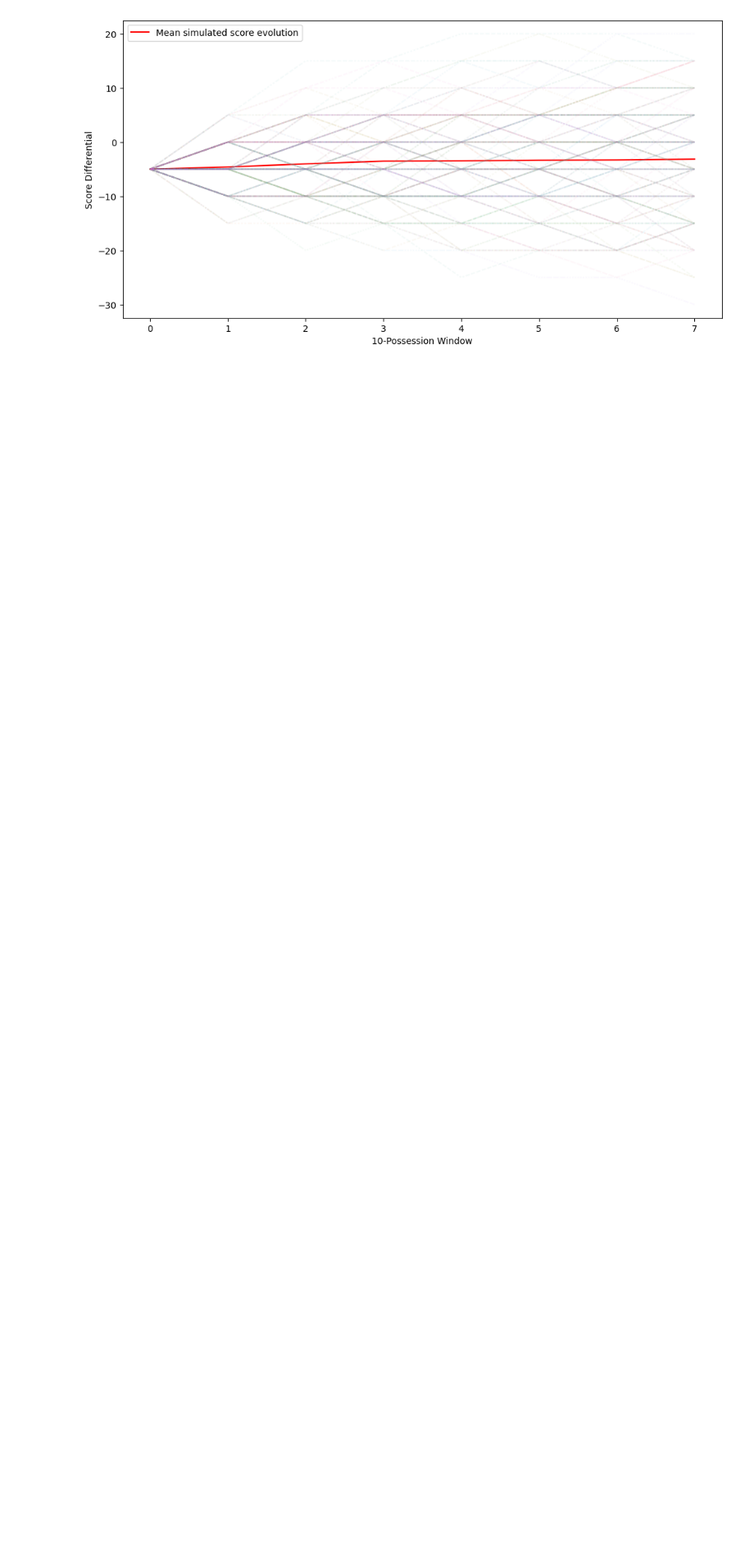
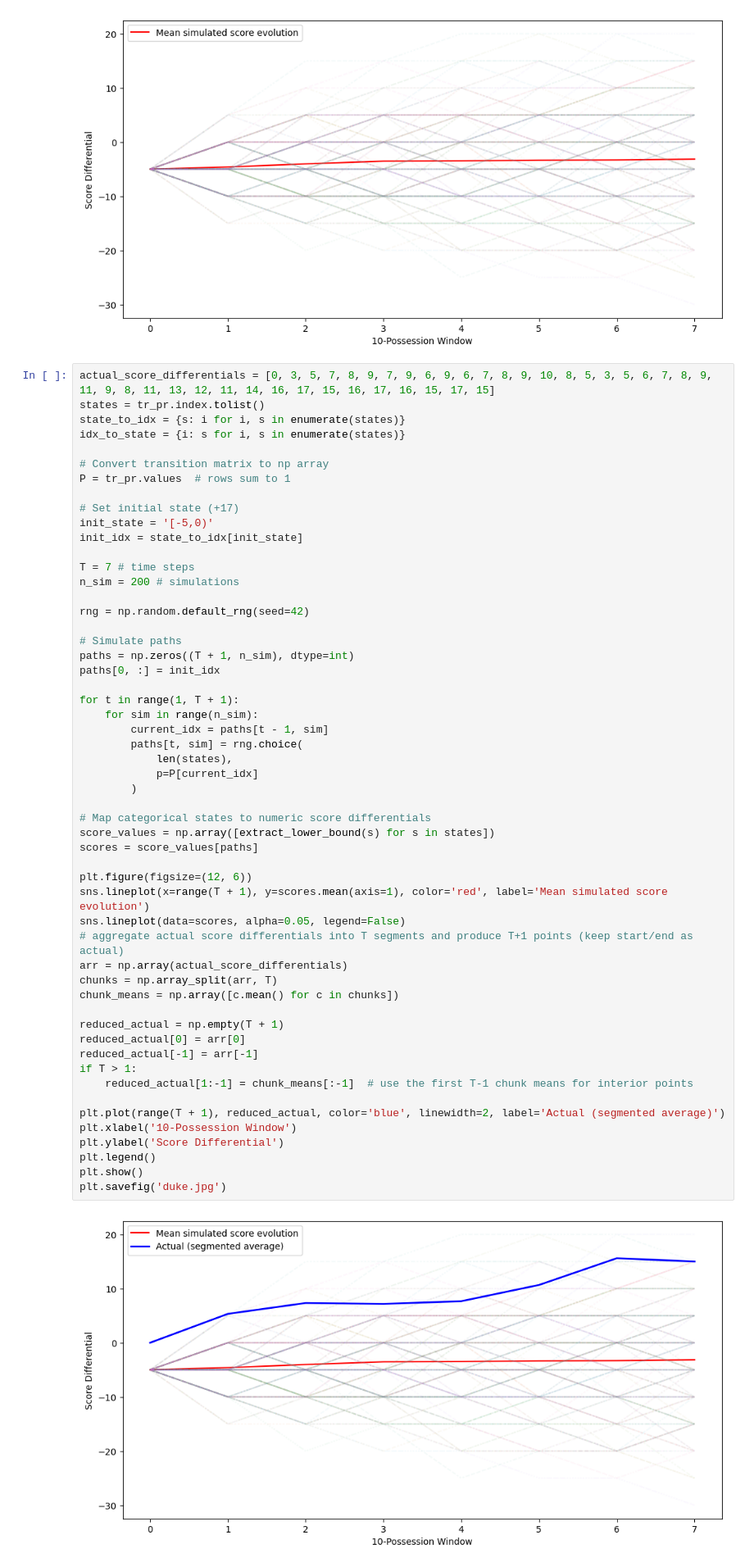
Before and after one commit to jacksonpkennedy/ds5030-project-1, a Jupyter notebook: simulation_duke.ipynb, the cells around one changed output. Shown at 82% size. Saved outputs shown, nothing was run; the diff lists cells and outputs as text; blank space fills up the shorter version.

Commit message:
Added actual score line on graph

```diff
--- a/simulation_duke.ipynb
+++ b/simulation_duke.ipynb
@@ -90,3 +90,59 @@ plt.legend()
 plt.show()
 # %% [output]
 [figure]
+# %%
+actual_score_differentials = [0, 3, 5, 7, 8, 9, 7, 9, 6, 9, 6, 7, 8, 9, 10, 8, 5, 3, 5, 6, 7, 8, 9, 11, 9, 8, 11, 13, 12, 11, 14, 16, 17, 15, 16, 17, 16, 15, 17, 15]
+states = tr_pr.index.tolist()
+state_to_idx = {s: i for i, s in enumerate(states)}
+idx_to_state = {i: s for i, s in enumerate(states)}
+
+# Convert transition matrix to np array
+P = tr_pr.values  # rows sum to 1
+
+# Set initial state (+17)
+init_state = '[-5,0)'
+init_idx = state_to_idx[init_state]
+
+T = 7 # time steps
+n_sim = 200 # simulations
+
+rng = np.random.default_rng(seed=42)
+
+# Simulate paths
+paths = np.zeros((T + 1, n_sim), dtype=int)
+paths[0, :] = init_idx
+
+for t in range(1, T + 1):
+    for sim in range(n_sim):
+        current_idx = paths[t - 1, sim]
+        paths[t, sim] = rng.choice(
+            len(states),
+            p=P[current_idx]
+        )
+
+# Map categorical states to numeric score differentials
+score_values = np.array([extract_lower_bound(s) for s in states])
+scores = score_values[paths]
+
+plt.figure(figsize=(12, 6))
+sns.lineplot(x=range(T + 1), y=scores.mean(axis=1), color='red', label='Mean simulated score evolution')
+sns.lineplot(data=scores, alpha=0.05, legend=False)
+# aggregate actual score differentials into T segments and produce T+1 points (keep start/end as actual)
+arr = np.array(actual_score_differentials)
+chunks = np.array_split(arr, T)
+chunk_means = np.array([c.mean() for c in chunks])
+
+reduced_actual = np.empty(T + 1)
+reduced_actual[0] = arr[0]
+reduced_actual[-1] = arr[-1]
+if T > 1:
+    reduced_actual[1:-1] = chunk_means[:-1]  # use the first T-1 chunk means for interior points
+
+plt.plot(range(T + 1), reduced_actual, color='blue', linewidth=2, label='Actual (segmented average)')
+plt.xlabel('10-Possession Window')
+plt.ylabel('Score Differential')
+plt.legend()
+plt.show()
+plt.savefig('duke.jpg')
+# %% [output]
+[figure, added]
```
Also changed, not shown: parts of 1 cell of this notebook.
